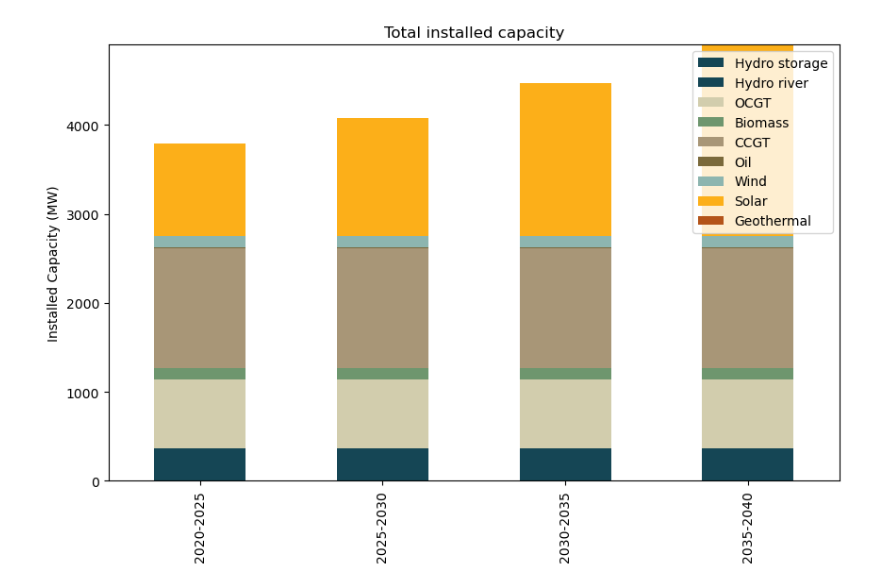
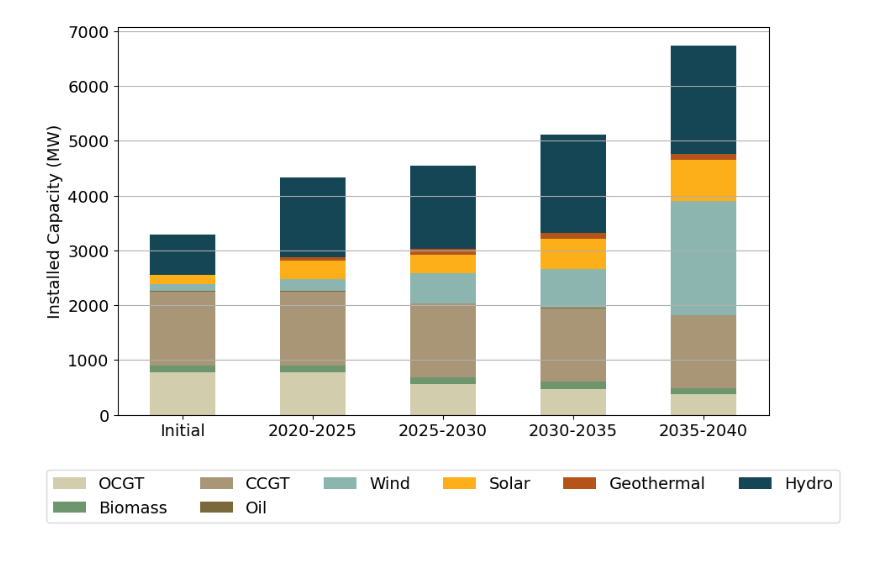
Before and after one commit to maribjorn/EMPIRE-BO, a Jupyter notebook: plot.ipynb, the cells around one changed output. Cells and saved outputs as stored; diff of their text form; code cells hidden in the pictures; blank space fills up the shorter version.

Commit message:
Transmission lines and storag input code up to date!

```diff
--- a/plot.ipynb
+++ b/plot.ipynb
@@ -30,23 +33,24 @@ grey4 = '#939393'
 blue1 = '#3EA1C0'
 # %%
 NoOfPeakSeason = 2
-lengthPeakSeason = 168
+lengthPeakSeason = 24
 NoOfRegSeason = 4
-lengthRegSeason = 168
+lengthRegSeason = 24
 season_scale = [(8760 - NoOfPeakSeason * lengthPeakSeason) / NoOfRegSeason / lengthRegSeason
                             for x in range(NoOfRegSeason)] + [1 for x in range(NoOfPeakSeason)]
-new_names = ['CCGT',   'OCGT',  'Biomass',  'Oil'  ,'Wind', 'Solar', 'Hydro river', 'Hydro storage', 'Geothermal']
+new_names = ['CCGT',   'OCGT',  'Biomass',  'Oil'  ,'Wind', 'Solar', 'Hydro ror', 'Hydro storage', 'Geothermal']
+new_names_2 = ['CCGT',   'OCGT',  'Biomass',  'Oil'  ,'Wind', 'Solar', 'Hydro', 'Geothermal']
 old_names = ['GasCCGT',    'GasOCGT',  'Bio',   'Oilexisting',  'Windonshore',  'Solar'  ,'Hydrorun-of-the-river', 'Hydroregulated', 'Geo']
 scenario = '1'
-date = '0419'
-time = '0844'
+date = '0422'
+time = '1632'
 file_path = 'Results/bolivia_v1_reg' + str(lengthRegSeason) + '_peak24_sce' + scenario + '_randomSGR_2024' + date + time + '/results_output_EuropePlot.csv'
 operational_data = pd.read_csv('Results/bolivia_v1_reg' + str(lengthRegSeason) + '_peak24_sce' + scenario + '_randomSGR_2024' + date + time +'/results_output_Operational.csv')
 # %%
 # Helper functions
 def get_colors(carriers):
-    colors = [beige2, beige3, green2, beige1, teal4, yellow, teal2, teal2, brown2]
-    color_dict = dict(zip(new_names, colors))
+    colors = [beige2, beige3, green2, beige1, teal4, yellow, teal2, brown2]
+    color_dict = dict(zip(new_names_2, colors))
     colors_new = [color_dict[carrier] for carrier in carriers]
     return colors_new
 
@@ -68,22 +72,32 @@ def open_csv(file, included_rows):
                 row_data = dict(zip(headers, values))
                 data_list.append(row_data)
     return pd.DataFrame(data_list)
+
+def rename_columns_operations(df):
+    operations_names = ['GasCCGT_MW', 'GasOCGT_MW', 'Bio_MW', 'Oilexisting_MW', 'Windonshore_MW', 'Solar_MW', 'Hydrorun-of-the-river_MW', 'Hydroregulated_MW', 'Geo_MW']
+    name_map= dict(zip(operations_names, new_names))
+    df = df.rename(columns=name_map)
+    return df
 # %%
-included_rows = [3,4,5,6]
+included_rows = [2,3,4,5,6]
 installed_cap = open_csv(file_path, included_rows)
 installed_cap.set_index('', inplace=True)
 
 for column in installed_cap.columns:
     installed_cap[column] = pd.to_numeric(installed_cap[column], errors='coerce')
 
 installed_cap = rename_columns(installed_cap)
+installed_cap['Hydro'] = installed_cap['Hydro ror'] + installed_cap['Hydro storage']
+installed_cap.drop(columns=['Hydro ror', 'Hydro storage'], inplace=True)
 installed_cap.plot(kind='bar', stacked=True, figsize=(10, 6), color=get_colors(installed_cap.columns))
 
 # Adding titles and labels
-plt.title('Total installed capacity')
-plt.ylabel('Installed Capacity (MW)')
-
-# Showing the plot
+plt.ylabel('Installed Capacity (MW)', fontsize=14)
+plt.xticks(rotation = 0, fontsize=14)
+plt.yticks(fontsize=14)
+plt.grid(axis='y')
+plt.legend(loc='upper center', bbox_to_anchor=(0.5, -0.12), ncol=6, fontsize=14)
+plt.savefig('figures/InstalledCapacity.png', bbox_inches='tight')
 plt.show()
 # %% [output]
-[figure, old version]
+[figure, new version]
```
Also changed, not shown: parts of 6 cells of this notebook, 11 other files.
